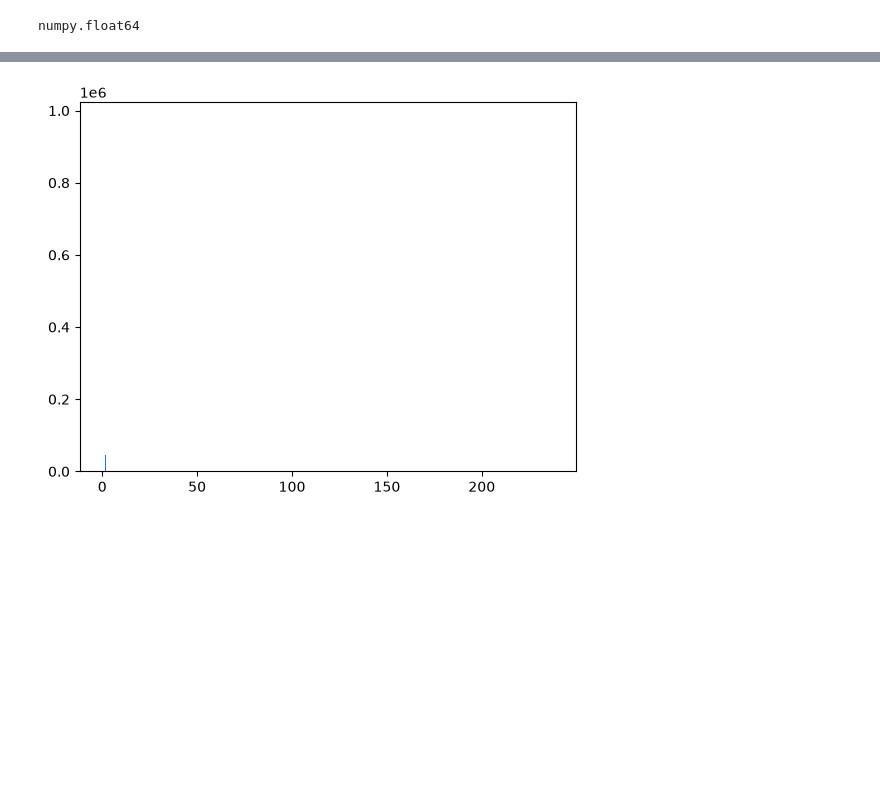
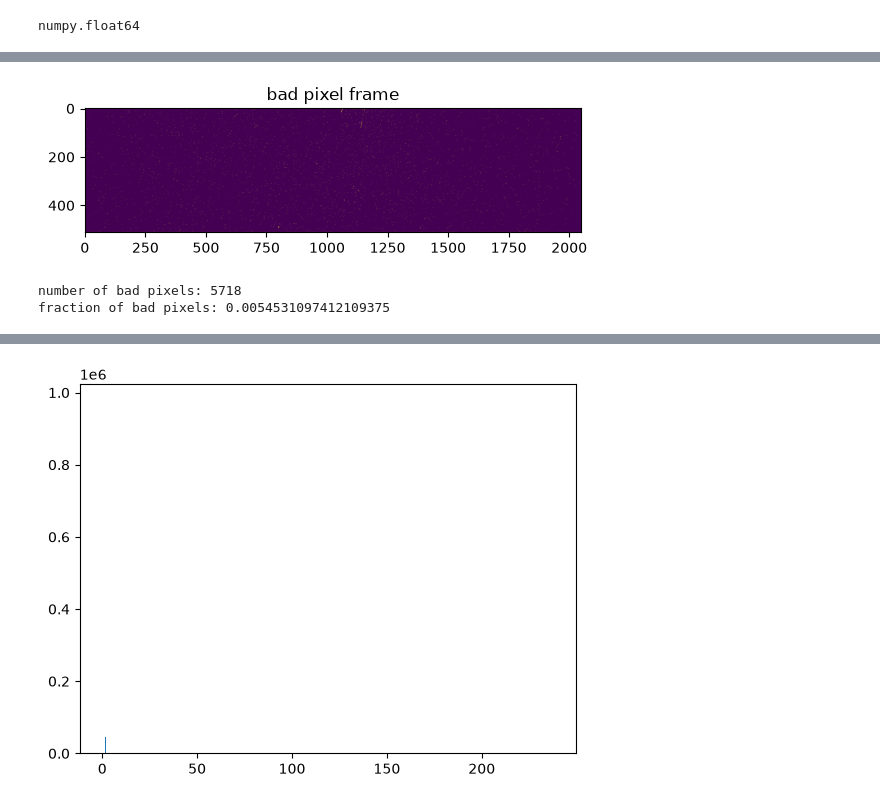
Before and after one commit to mwanakijiji/procyon_fizeau, a Jupyter notebook: dev_notebooks/make_dark.ipynb, the cells around one changed output, grey strips where cells are left out. Drawn from its saved outputs; the diff is of its cells as text; code cells hidden in the pictures; blank space fills up the shorter version.

```diff
--- a/dev_notebooks/make_dark.ipynb
+++ b/dev_notebooks/make_dark.ipynb
@@ -95,3 +130,19 @@ plt.show()
+# %%
+# union of hot, cold, and haywire pixels:
+bad_pixel_frame = hot_cold_pixels | haywire_pixels
+plt.imshow(bad_pixel_frame)
+plt.title('bad pixel frame')
+plt.show()
+
+print('number of bad pixels:', np.sum(bad_pixel_frame))
+print('fraction of bad pixels:', np.sum(bad_pixel_frame) / master_dark.size)
+
+# write as FITS file
+fits.writeto(stem_write + 'junk_bad_pixel_frame_procyon_2023B.fits', np.int16(bad_pixel_frame), overwrite=True)
+# %% [output]
+[figure, added]
+number of bad pixels: 5718
+fraction of bad pixels: 0.0054531097412109375
 # %%
 # stdev frame with zscale; red + marks the approximate PSF centers from the blocks CSV
 from astropy.visualization import ZScaleInterval, ImageNormalize
```
Also changed, not shown: parts of 4 cells of this notebook, 19 other files.
